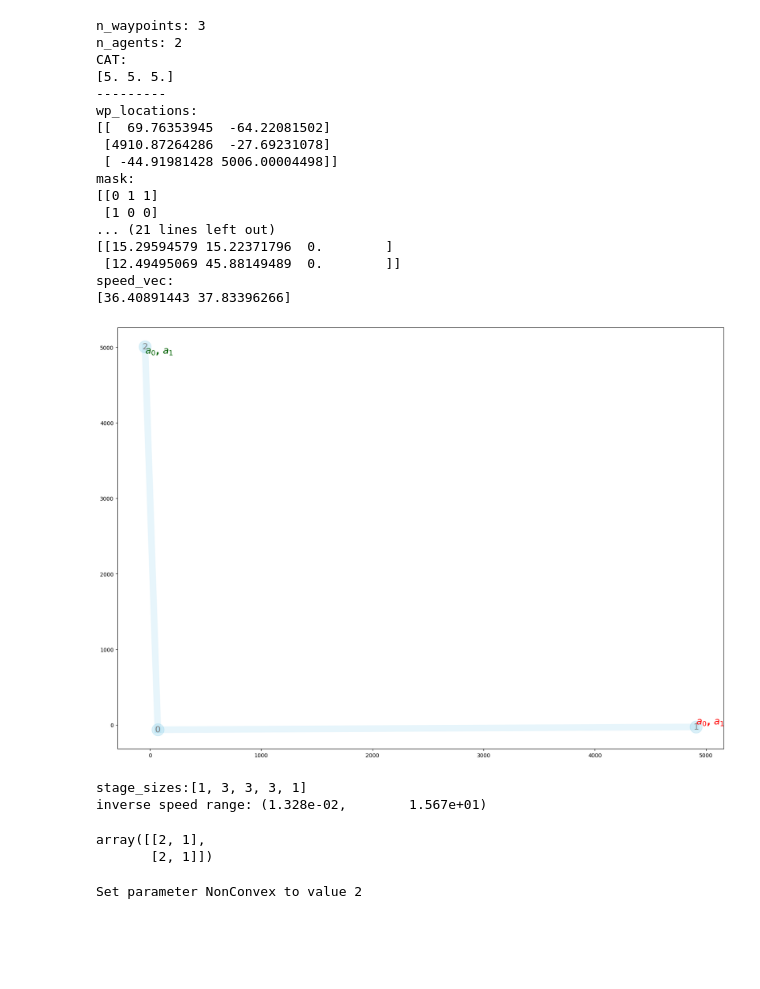
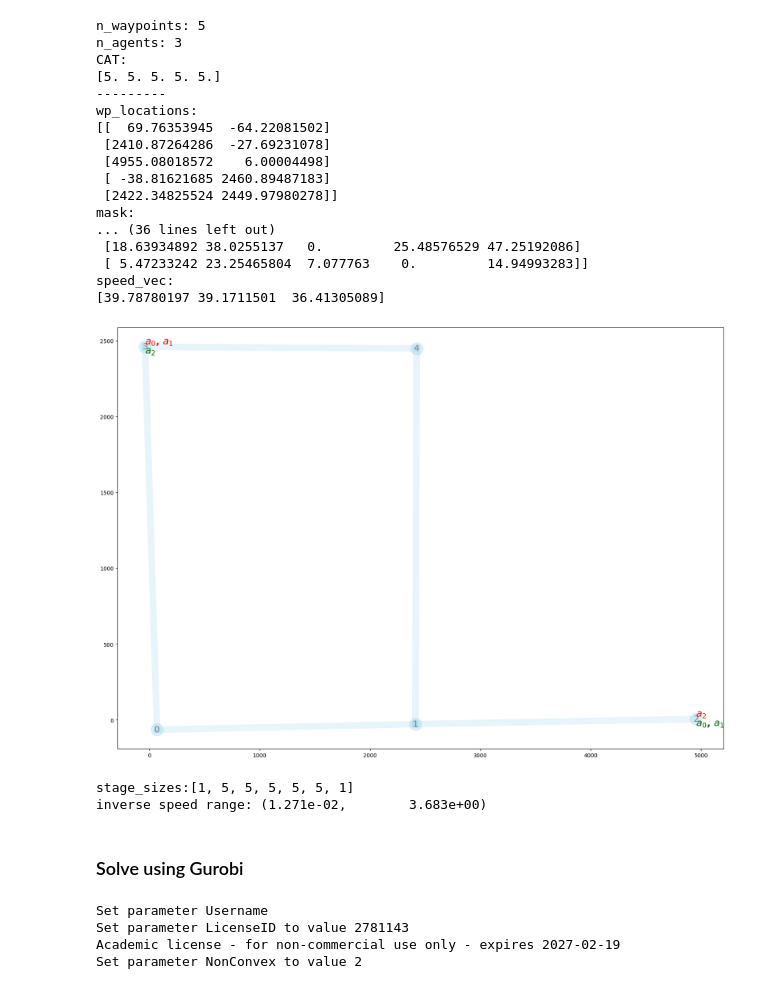
Before and after one commit to dt-1729/ULI_NASA, a Jupyter notebook: UTM_scheduling_and_routing/Gurobi_compare.ipynb, the cells around one changed output. Drawn from its saved outputs; the diff is of its cells as text; code cells hidden in the pictures; blank space fills up the shorter version.

```diff
--- a/UTM_scheduling_and_routing/Gurobi_compare.ipynb
+++ b/UTM_scheduling_and_routing/Gurobi_compare.ipynb
@@ -20,8 +22,8 @@ importlib.reload(createEnv)
 importlib.reload(supporting_functions)
 
 # generate waypoints and the adjacency matrix
-n_waypoints = 3
-n_agents = 2
+n_waypoints = 5
+n_agents = 3
 tolArray = np.random.uniform(5.0, 5.0, n_waypoints)
 
 # Grid network parameters
@@ -88,46 +90,46 @@ lm = 1 # for slowest
 mars = createEnv.MARS(
     n_waypoints,
     n_agents,
     tolArray,
     grid_params,
     seed=15,
     offset_energy=1,
-    stagewiseCostCoeffs=np.array([1, 100.0, 1.0]),
+    stagewiseCostCoeffs=np.array([1.0, 100.0, 1.0]),
     selfHop=0,
     ca_cbf=ca_cbf_rect,
     cost_mode=cost_mode,
     lm = lm,
     filter_wp_thresh=1e-10,
     prune_mode=False,
     printFlag=True)
 
 # mars visualization
 cmap = plt.get_cmap('tab20')
 agent_colors = {a: cmap(i / mars.n_agents) for i, a in enumerate(range(mars.n_agents))}
 createEnv.plotNetwork(mars=mars, figuresize=(20,14), routes=[], agent_colors=agent_colors, showEdgeLength=False)
 
 # Prepare to save
 dir_name = '/Users/dhananjaytiwari/Documents/NASA_ULI/MIRS_Journal/MIRS_Results'
 scene_name = multigraph_params['type'] + f'Nw{n_waypoints}_Na{n_agents}'
 # %% [output]
-n_waypoints: 3
-n_agents: 2
+n_waypoints: 5
+n_agents: 3
 CAT:
-[5. 5. 5.]
+[5. 5. 5. 5. 5.]
 ---------
 wp_locations:
 [[  69.76353945  -64.22081502]
- [4910.87264286  -27.69231078]
- [ -44.91981428 5006.00004498]]
+ [2410.87264286  -27.69231078]
+ [4955.08018572    6.00004498]
+ [ -38.81621685 2460.89487183]
+ [2422.34825524 2449.97980278]]
 mask:
-[[0 1 1]
- [1 0 0]
-... (21 lines left out)
-[[15.29594579 15.22371796  0.        ]
- [12.49495069 45.88149489  0.        ]]
+... (36 lines left out)
+ [18.63934892 38.0255137   0.         25.48576529 47.25192086]
+ [ 5.47233242 23.25465804  7.077763    0.         14.94993283]]
 speed_vec:
-[36.40891443 37.83396266]
+[39.78780197 39.1711501  36.41305089]
-[figure, old version]
+[figure, new version]
 # %%
 
 gurobi_distMat = cdist(mars.wp_locations, mars.wp_locations, 'euclidean')
@@ -146,13 +148,10 @@ for k in range(K+1):
 print(f"stage_sizes:{stage_sizes}")
 print(f"inverse speed range: ({min_inv_speed:.3e},\t{max_inv_speed:.3e})")
 # %% [output]
-stage_sizes:[1, 3, 3, 3, 1]
-inverse speed range: (1.328e-02,        1.567e+01)
+stage_sizes:[1, 5, 5, 5, 5, 5, 1]
+inverse speed range: (1.271e-02,        3.683e+00)
-# %%
-mars.sd_mat
-# %% [output]
-array([[2, 1],
-       [2, 1]])
+# %% [markdown]
+### Solve using Gurobi
 # %%
 
 mirs_gb = MIRS_gurobi_env.MIRS_Gurobi(
@@ -170,5 +169,8 @@ mirs_gb = MIRS_gurobi_env.MIRS_Gurobi(
         stagewiseCostCoeffs = mars.stagewiseCostCoeffs
 )
 # %% [output]
+Set parameter Username
+Set parameter LicenseID to value 2781143
+Academic license - for non-commercial use only - expires 2027-02-19
 Set parameter NonConvex to value 2
 # %%
```
Also changed, not shown: parts of 5 cells of this notebook, 5 other files.
